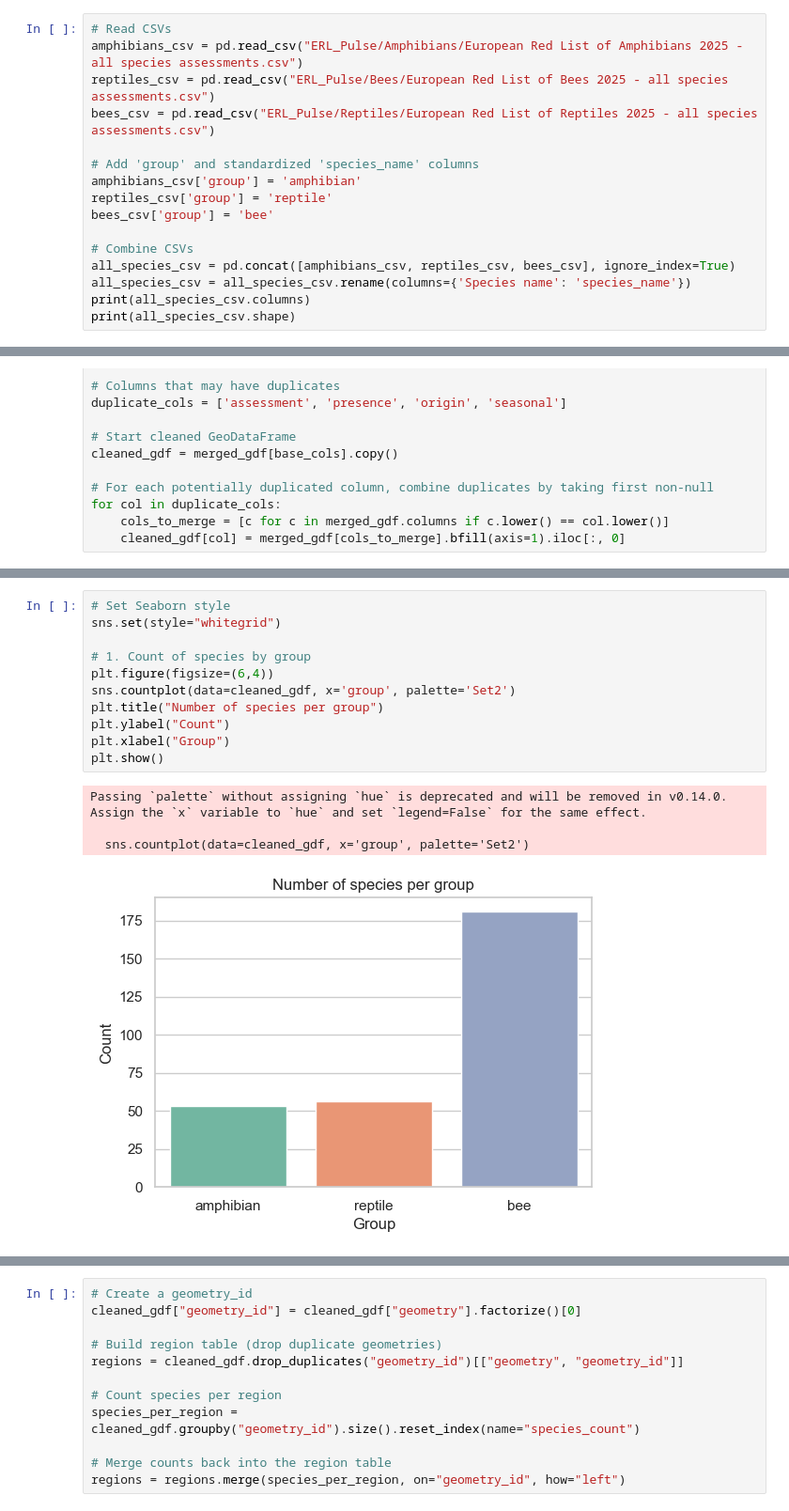
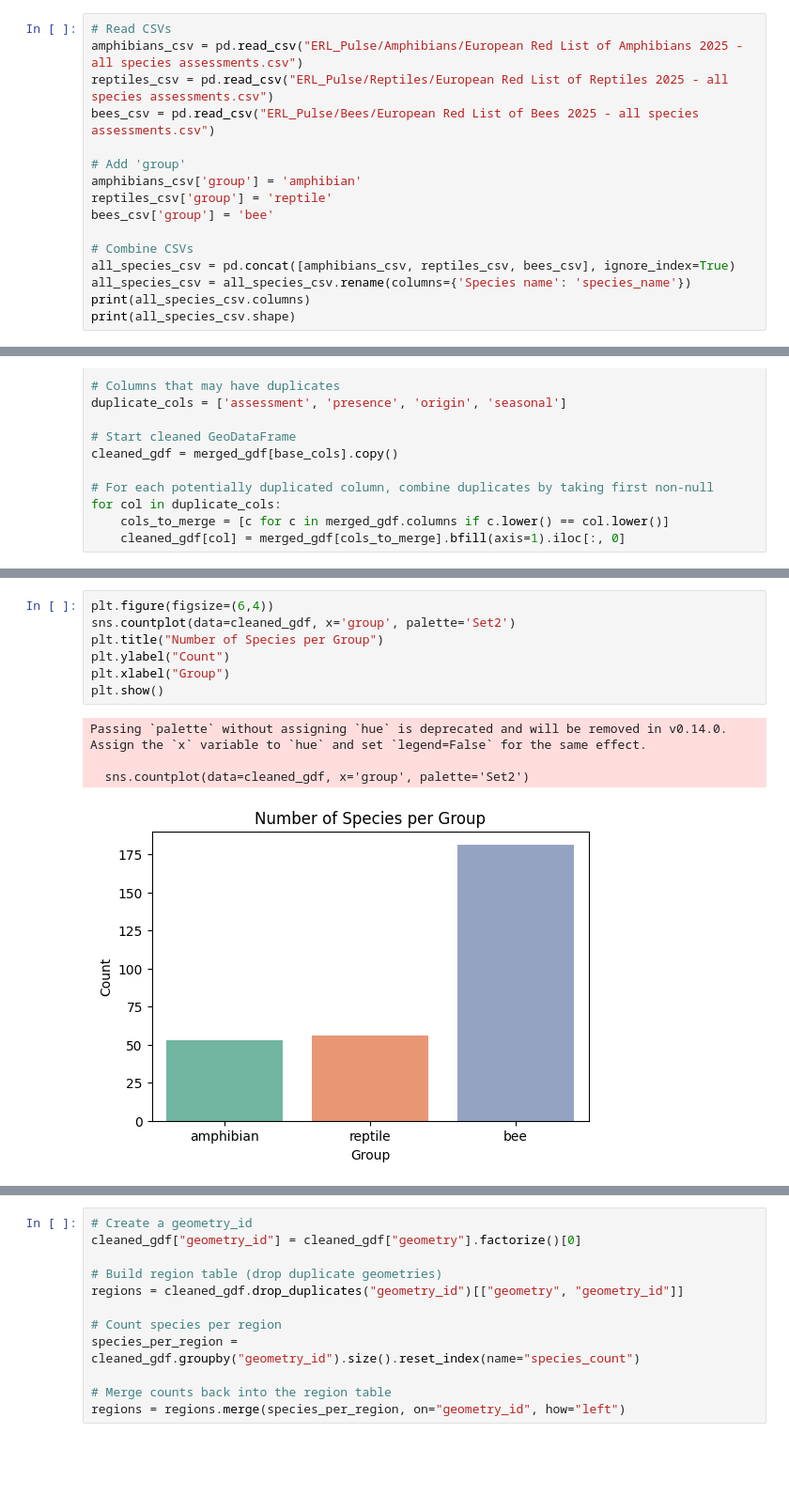
Before and after one commit to shantguedekelian/DSC106_FinalProject, a Jupyter notebook: checkpoint.ipynb, the cells around one changed output, grey strips where cells are left out. Shown at 94% size. Drawn from its saved outputs; the diff is of its cells as text; blank space fills up the shorter version.

```diff
--- a/checkpoint.ipynb
+++ b/checkpoint.ipynb
@@ -10,10 +10,10 @@ from geodatasets import get_path
 # %%
 # Read CSVs
 amphibians_csv = pd.read_csv("ERL_Pulse/Amphibians/European Red List of Amphibians 2025 - all species assessments.csv")
-reptiles_csv = pd.read_csv("ERL_Pulse/Bees/European Red List of Bees 2025 - all species assessments.csv")
-bees_csv = pd.read_csv("ERL_Pulse/Reptiles/European Red List of Reptiles 2025 - all species assessments.csv")
+reptiles_csv = pd.read_csv("ERL_Pulse/Reptiles/European Red List of Reptiles 2025 - all species assessments.csv")
+bees_csv = pd.read_csv("ERL_Pulse/Bees/European Red List of Bees 2025 - all species assessments.csv")
 
-# Add 'group' and standardized 'species_name' columns
+# Add 'group'
 amphibians_csv['group'] = 'amphibian'
 reptiles_csv['group'] = 'reptile'
 bees_csv['group'] = 'bee'
@@ -123,19 +123,15 @@ Index(['species_name', 'group', 'geometry', 'Order', 'Family', 'Common name',
 # %%
-# Set Seaborn style
-sns.set(style="whitegrid")
-
-# 1. Count of species by group
 plt.figure(figsize=(6,4))
 sns.countplot(data=cleaned_gdf, x='group', palette='Set2')
-plt.title("Number of species per group")
+plt.title("Number of Species per Group")
 plt.ylabel("Count")
 plt.xlabel("Group")
 plt.show()
 # %% [output]
 Passing `palette` without assigning `hue` is deprecated and will be removed in v0.14.0. Assign the `x` variable to `hue` and set `legend=False` for the same effect.
 
   sns.countplot(data=cleaned_gdf, x='group', palette='Set2')
-[figure, old version]
+[figure, new version]
 # %%
 plt.figure(figsize=(8,4))
 sns.countplot(data=cleaned_gdf, x='European category', hue='group', palette='Set1')
```
Also changed, not shown: parts of 8 cells of this notebook.
